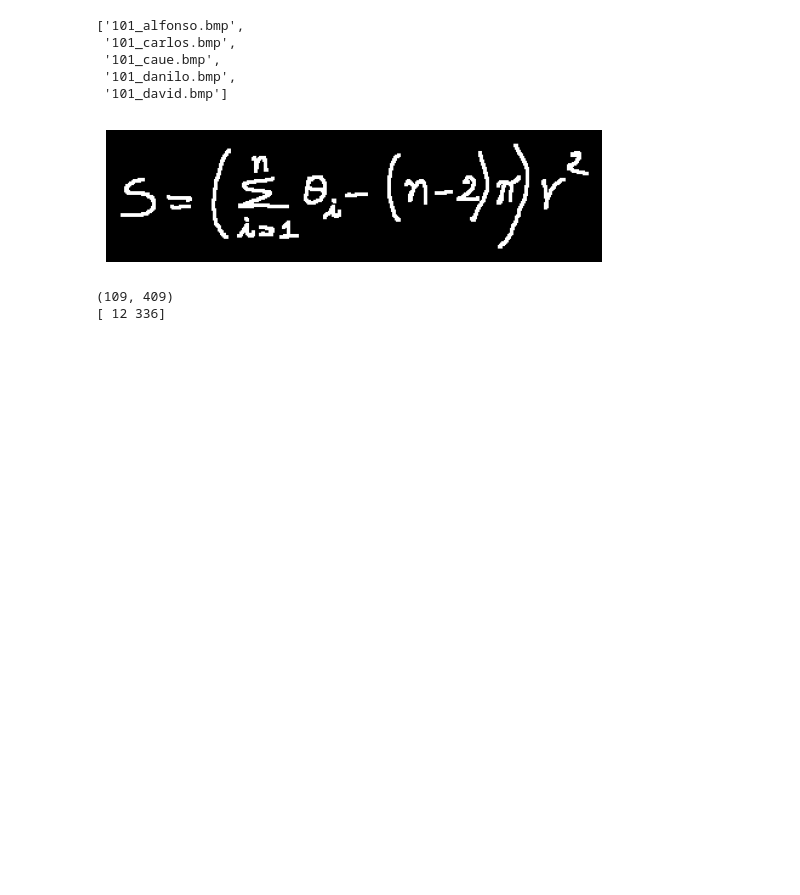
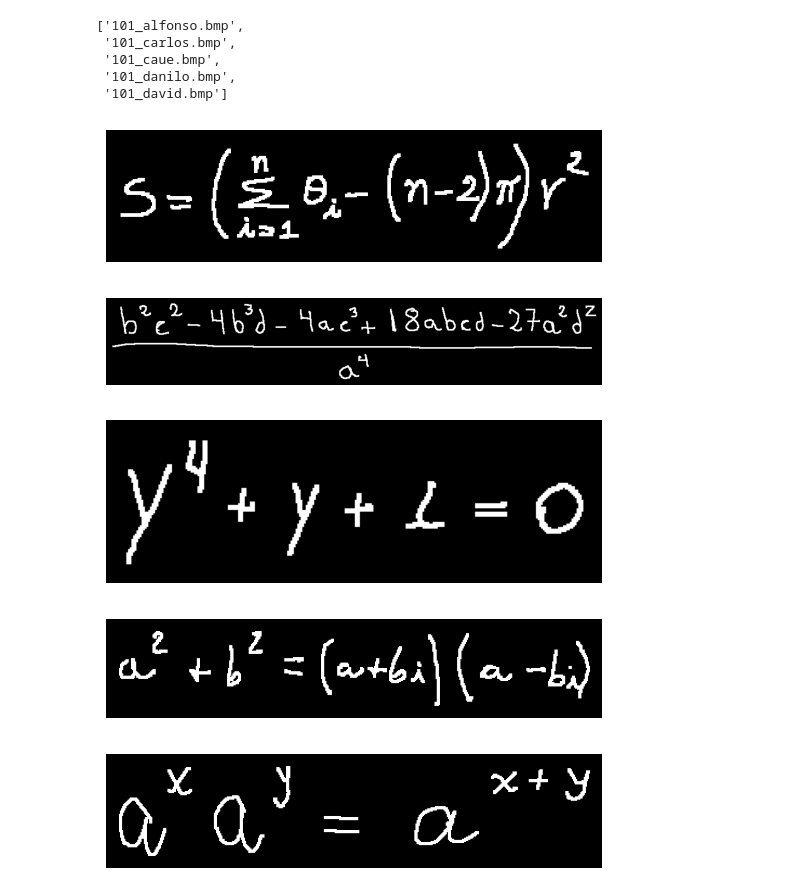
Before and after one commit to Ashutosh-Ranjan310106/nn_sem_5, a Jupyter notebook: handwriten_equ.ipynb, the cells around one changed output. Cells and saved outputs as stored; diff of their text form; code cells hidden in the pictures; blank space fills up the shorter version.

```diff
--- a/handwriten_equ.ipynb
+++ b/handwriten_equ.ipynb
@@ -108,7 +116,7 @@ Path to dataset files: C:\Users\rrpra\.cache\kagglehub\datasets\sumit17125\handw
 # %%
 import os
-imgpath = r'C:\\Users\\rrpra\\.cache\\kagglehub\\datasets\\sumit17125\\handwritten-images-dataset\\versions\\1\\Handwritten_equations\\Handwritten_equations\\Handwritten\\Dataset'
-os.listdir(r'C:\\Users\\rrpra\\.cache\\kagglehub\\datasets\\sumit17125\\handwritten-images-dataset\\versions\\1\\Handwritten_equations\\Handwritten_equations\\Handwritten\\Dataset')[:5]
+imgpath = os.path.join(path, r'Handwritten_equations\\Handwritten_equations\\Handwritten\\Dataset')
+os.listdir(imgpath)[:5]
 # %% [output]
 ['101_alfonso.bmp',
  '101_carlos.bmp',
@@ -120,29 +128,25 @@ from PIL import Image
 import cv2
 import matplotlib.pyplot as plt
 # %%
+img_list = []
+for i in range(0,100,20):
+    img = os.listdir(imgpath)[i]
 
-img = os.listdir(imgpath)[0]
+    i = Image.open(os.path.join(imgpath,img))
+    cv2_img = np.array(i)
+    cv2_img.shape
 
-i = Image.open(os.path.join(imgpath,img))
-cv2_img = np.array(i)
-cv2_img.shape
-
-mask = cv2_img > 140
-cv2_img[mask] = 255
-cv2_img[~mask] = 0
-plt.imshow(cv2_img, cmap="gray")   # show in grayscale
-plt.axis("off")                   # hide axis ticks
-plt.show()
+    mask = cv2_img > 140
+    cv2_img[mask] = 255
+    cv2_img[~mask] = 0
+    img_list.append((cv2_img, mask))
+    plt.imshow(cv2_img, cmap="gray")   # show in grayscale
+    plt.axis("off")                   # hide axis ticks
+    plt.show()
 # %% [output]
 [figure]
+[figure, added]
+[figure, added]
+[figure, added]
+[figure, added]
-# %%
-mask = cv2_img > 140
-cv2_img[mask] = 255
-cv2_img[~mask] = 0
-print(mask.shape)
-coords = np.argwhere(mask)
-print(coords[0])
-# %% [output]
-(109, 409)
-[ 12 336]
 # %%
```
Also changed, not shown: parts of 10 cells of this notebook, 18 other files.
